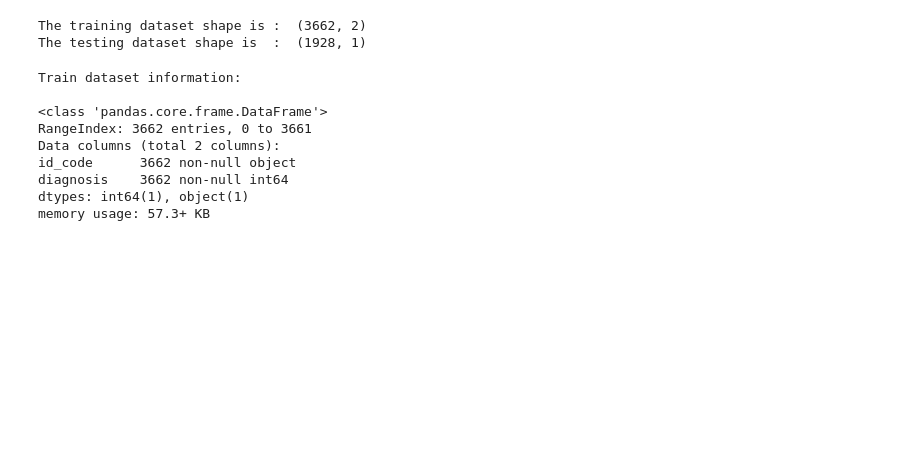
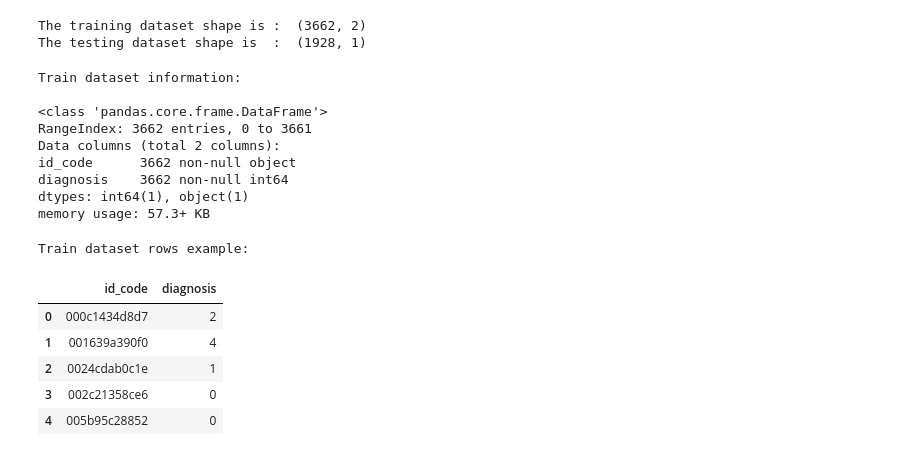
Before and after one commit to cviejom/APTOS-2019-Blindness-Detection, a Jupyter notebook: notebooks/exploratory/exploratory_analysis.ipynb, the cells around one changed output. Cells and saved outputs as stored; diff of their text form; code cells hidden in the pictures; blank space fills up the shorter version.

```diff
--- a/notebooks/exploratory/exploratory_analysis.ipynb
+++ b/notebooks/exploratory/exploratory_analysis.ipynb
@@ -59,3 +59,15 @@ id_code      3662 non-null object
 diagnosis    3662 non-null int64
 dtypes: int64(1), object(1)
 memory usage: 57.3+ KB
+# %%
+# Display the first 5 rows from the selected dataset.
+print('Train dataset rows example:', '\n')
+train.head()
+# %% [output]
+Train dataset rows example:
+|  | id_code | diagnosis |
+| 0 | 000c1434d8d7 | 2 |
+| 1 | 001639a390f0 | 4 |
+| 2 | 0024cdab0c1e | 1 |
+| 3 | 002c21358ce6 | 0 |
+| 4 | 005b95c28852 | 0 |
```
Also changed, not shown: parts of 15 cells of this notebook, 1 other file.
